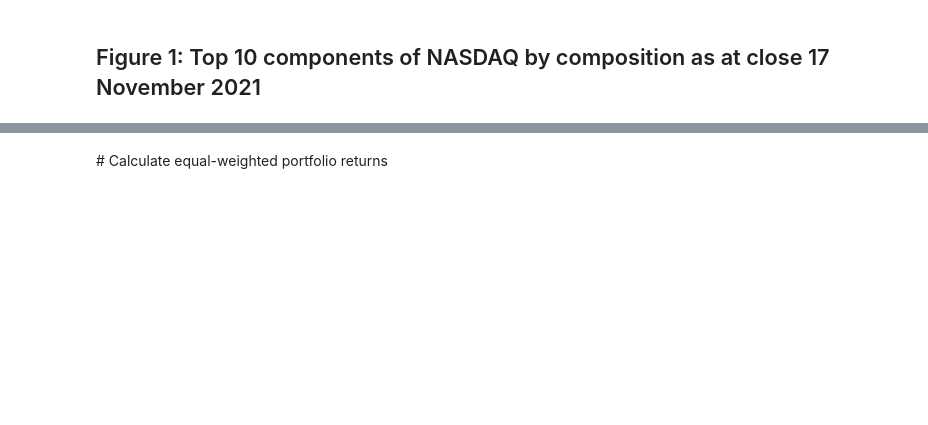
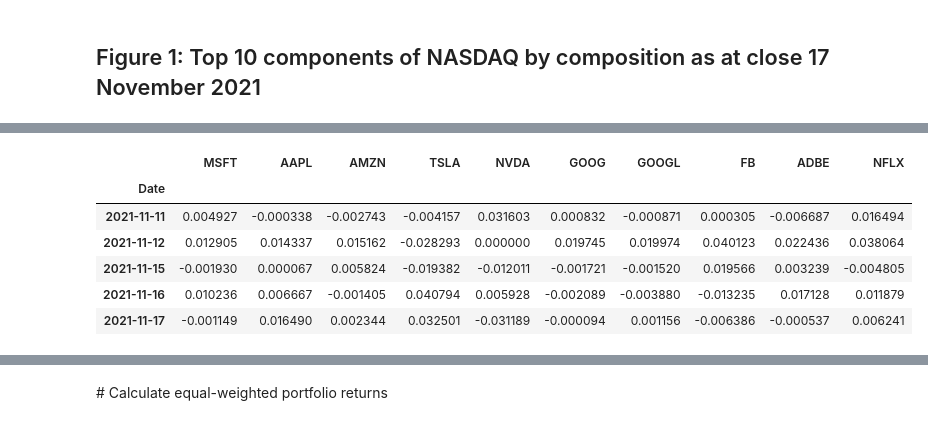
Before and after one commit to nmasamba/finance_and_time_series_python, a Jupyter notebook: portfolio_risk_management/portfolio_weighting.ipynb, the cells around one changed output, grey strips where cells are left out. Cells and saved outputs as stored; diff of their text form; code cells hidden in the pictures; blank space fills up the shorter version.

```diff
--- a/portfolio_risk_management/portfolio_weighting.ipynb
+++ b/portfolio_risk_management/portfolio_weighting.ipynb
@@ -44,6 +44,16 @@ returns_df.head()
 | 2020-11-20 | -0.009557 | -0.010958 | -0.005653 | -0.019348 | -0.026227 | -0.012319 | -0.012618 | -0.011871 | -0.007483 | 0.007366 |
 | 2020-11-23 | -0.001331 | -0.029743 | -0.000326 | 0.065848 | 0.003992 | -0.004207 | -0.005080 | -0.004709 | -0.004990 | -0.023800 |
 | 2020-11-24 | 0.017848 | 0.011594 | 0.006349 | 0.064252 | -0.013870 | 0.019610 | 0.021035 | 0.031628 | 0.004538 | 0.013134 |
+# %%
+returns_df.tail()
+# %% [output]
+|  | MSFT | AAPL | AMZN | TSLA | NVDA | GOOG | GOOGL | FB | ADBE | NFLX |
+| Date |  |  |  |  |  |  |  |  |  |  |
+| 2021-11-11 | 0.004927 | -0.000338 | -0.002743 | -0.004157 | 0.031603 | 0.000832 | -0.000871 | 0.000305 | -0.006687 | 0.016494 |
+| 2021-11-12 | 0.012905 | 0.014337 | 0.015162 | -0.028293 | 0.000000 | 0.019745 | 0.019974 | 0.040123 | 0.022436 | 0.038064 |
+| 2021-11-15 | -0.001930 | 0.000067 | 0.005824 | -0.019382 | -0.012011 | -0.001721 | -0.001520 | 0.019566 | 0.003239 | -0.004805 |
+| 2021-11-16 | 0.010236 | 0.006667 | -0.001405 | 0.040794 | 0.005928 | -0.002089 | -0.003880 | -0.013235 | 0.017128 | 0.011879 |
+| 2021-11-17 | -0.001149 | 0.016490 | 0.002344 | 0.032501 | -0.031189 | -0.000094 | 0.001156 | -0.006386 | -0.000537 | 0.006241 |
 # %%
 
 # calculate the weighted returns of a portfolio comprising the top 10 NASDAQ stocks
```
Also changed, not shown: parts of 4 cells of this notebook.
